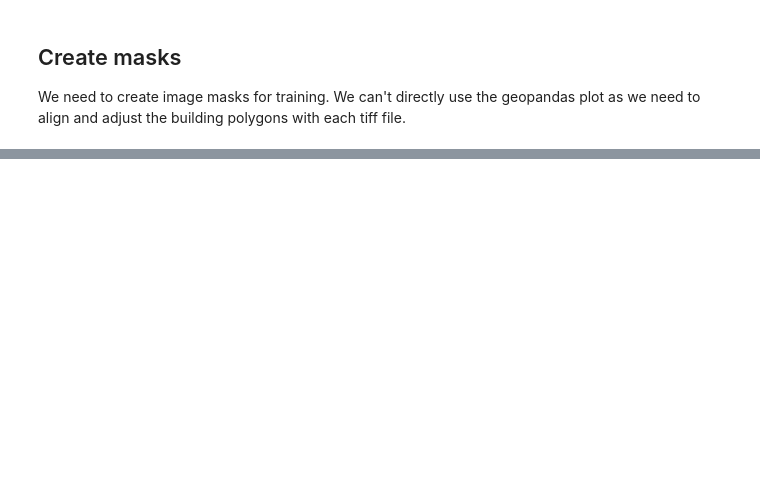
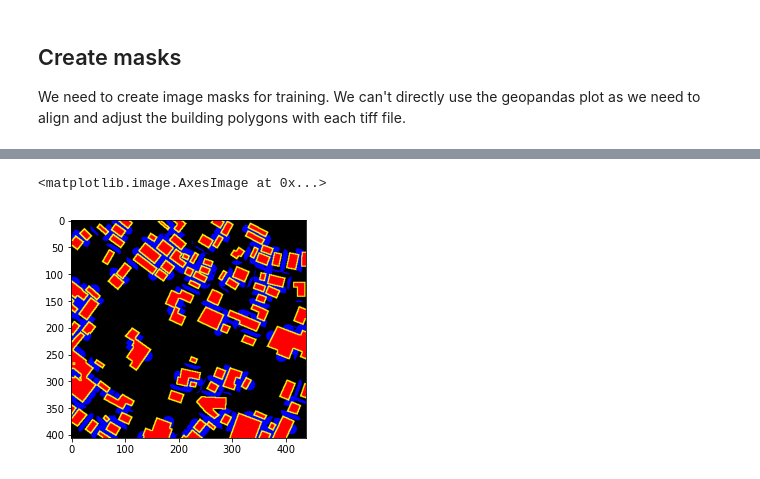
Before and after one commit to ThinkOcean-India-Research/asdi-hackathon, a Jupyter notebook: building-detection/create_masks.ipynb, the cells around one changed output, grey strips where cells are left out. Drawn from its saved outputs; the diff is of its cells as text; code cells hidden in the pictures; blank space fills up the shorter version.

```diff
--- a/building-detection/create_masks.ipynb
+++ b/building-detection/create_masks.ipynb
@@ -100,0 +122,11 @@ plt.imshow(m)
+# %%
+fbc_m = sol.vector.mask.df_to_px_mask(
+    df = gpd.read_file(f'{GEOJSON_PATH}/Geo_{filename}.geojson'),
+    reference_im = f'{SATELLITE_IMAGERY_PATH}/3band_{filename}.tif',
+    channels=['footprint', 'boundary', 'contact'],
+    boundary_width=5, contact_spacing=10, meters=True
+)
+plt.imshow(fbc_m)
+# %% [output]
+<matplotlib.image.AxesImage at 0x...>
+[figure, added]
```
Also changed, not shown: parts of 6 cells of this notebook.
